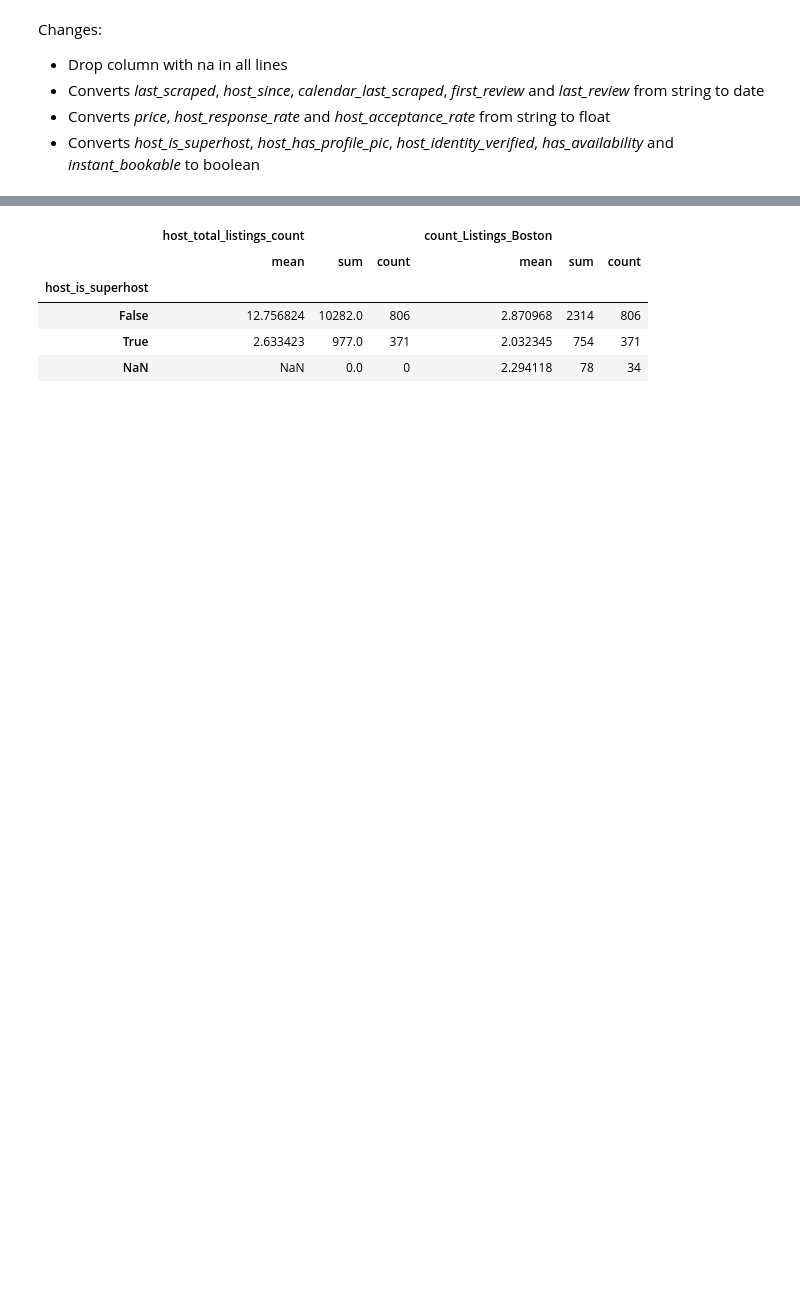
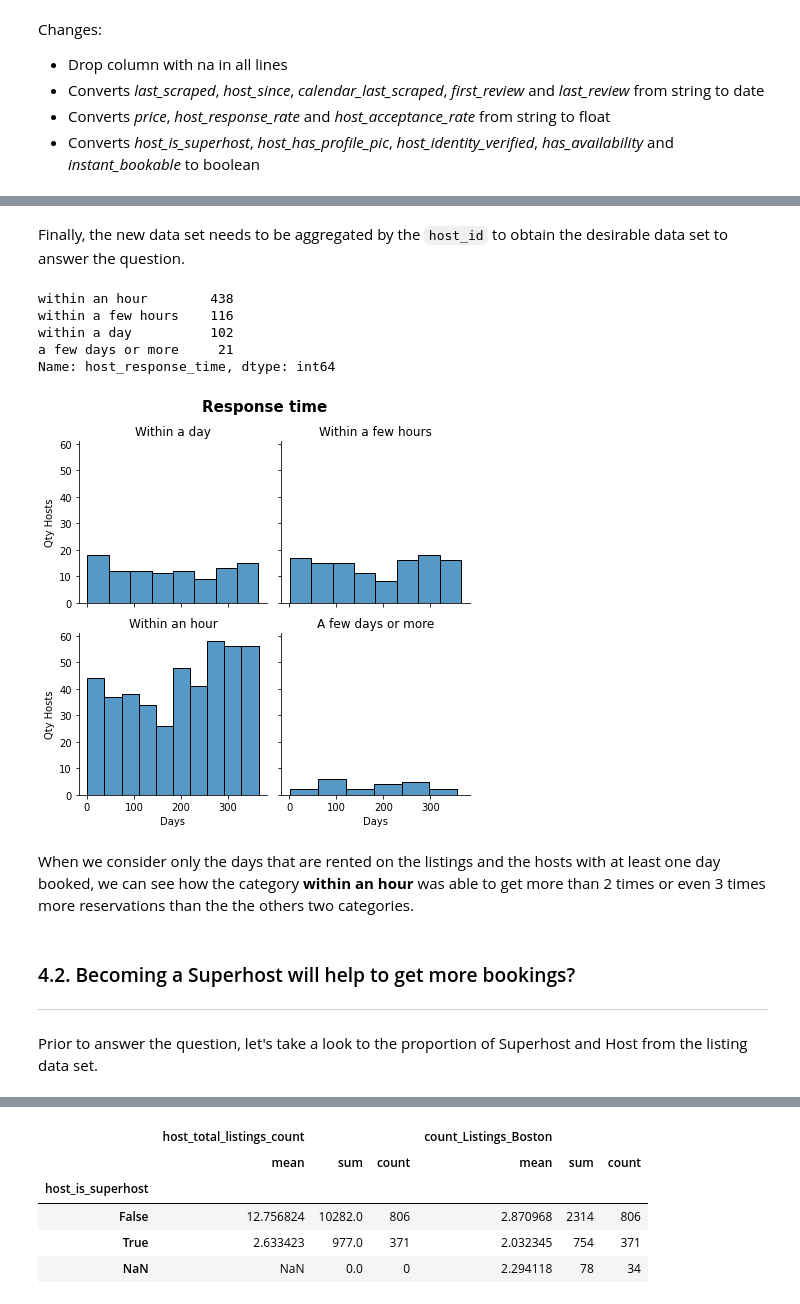
Before and after one commit to GuiOli91/Airbnb_2021Boston, a Jupyter notebook: Airbnb_Exploratory.ipynb, the cells around one changed output, grey strips where cells are left out. Saved outputs shown, nothing was run; the diff lists cells and outputs as text; code cells hidden in the pictures; blank space fills up the shorter version.

```diff
--- a/Airbnb_Exploratory.ipynb
+++ b/Airbnb_Exploratory.ipynb
@@ -171,0 +327,2 @@ for col in listing[['host_is_superhost', 'host_has_profile_pic', 'host_identity_
+# %% [markdown]
+Finally, the new data set needs to be aggregated by the `host_id` to obtain the desirable data set to answer the question.
@@ -172,3 +344,34 @@ for col in listing[['host_is_superhost', 'host_has_profile_pic', 'host_identity_
+# %%
+host_analysis['host_response_time'].value_counts()
+# %% [output]
+within an hour        438
+within a few hours    116
+within a day          102
+a few days or more     21
+Name: host_response_time, dtype: int64
+# %%
+g = sns.FacetGrid(host_analysis, col="host_response_time", col_wrap = 2)
+g.fig.suptitle('Response time', fontweight = 'bold', fontsize = 15)
+g.map_dataframe(sns.histplot, x="days_booked")
+axes = g.axes.flatten()
+axes[0].set_title('Within a day', weight = 'normal', size = 12)
+axes[1].set_title('Within a few hours', weight = 'normal', size = 12)
+axes[2].set_title('Within an hour', weight = 'normal', size = 12)
+axes[3].set_title('A few days or more', weight = 'normal', size = 12)
+axes[0].set_ylabel('Qty Hosts')
+axes[2].set_ylabel('Qty Hosts')
+axes[2].set_xlabel('Days')
+axes[3].set_xlabel('Days')
+g.savefig("Images/fig4")
+# %% [output]
+[figure, added]
+# %% [markdown]
+When we consider only the days that are rented on the listings and the hosts with at least one day booked, we can see how the category **within an hour** was able to get more than 2 times or even 3 times more reservations than the the others two categories.
+# %% [markdown]
+### 4.2. Becoming a Superhost will help to get more bookings?
+___
+# %% [markdown]
+Prior to answer the question, let's take a look to the proportion of Superhost and Host from the listing data set.
 # %%
 host_listing = listing.groupby('host_id').agg({'host_total_listings_count': 'mean', 'host_is_superhost': 'first', 'id':'count'})
 host_listing.rename(mapper = {'id': 'count_Listings_Boston'}, axis = 1, inplace= True)
```
Also changed, not shown: parts of 86 cells of this notebook.
